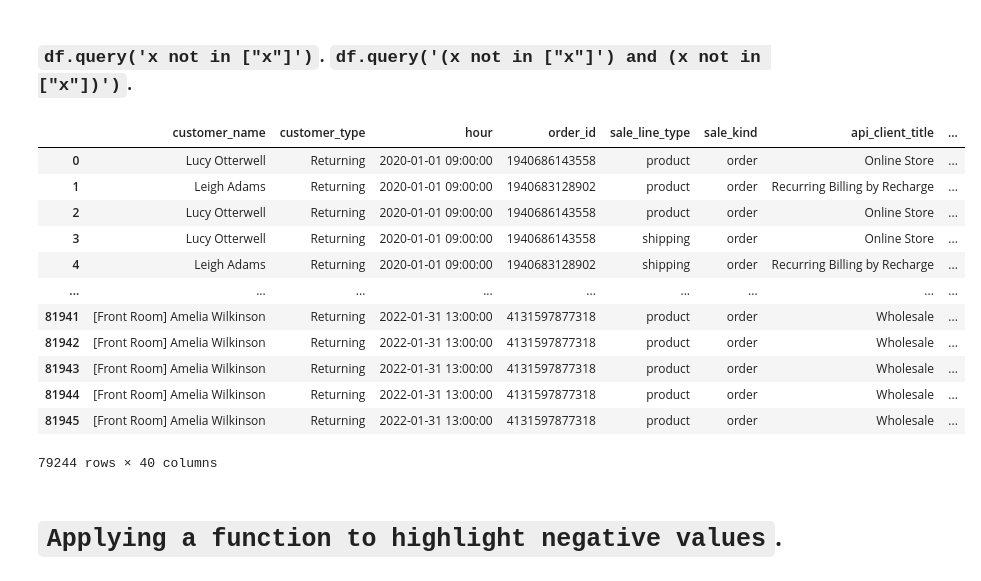
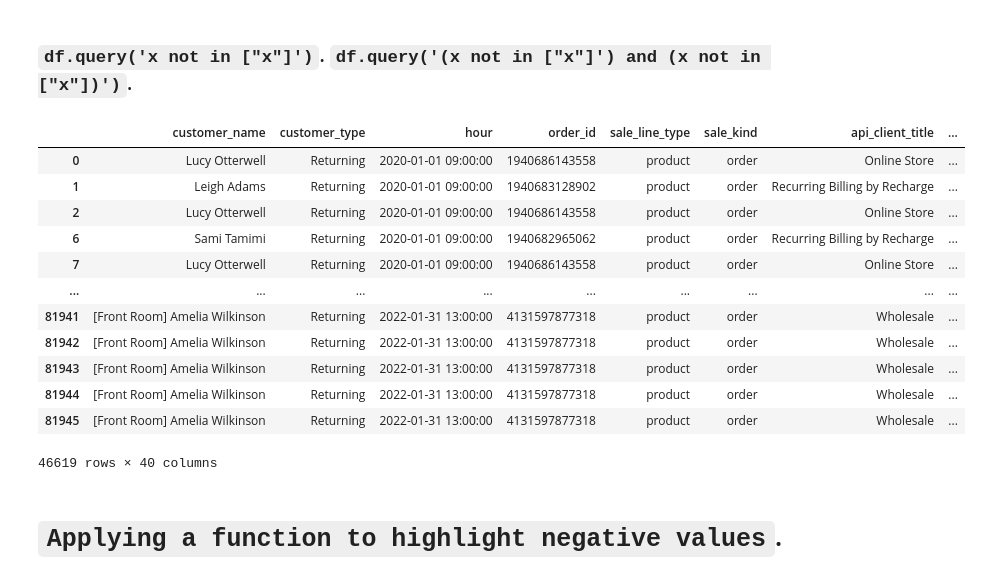
Before and after one commit to ArkylTrulock/Analytics_VYM_AX, a Jupyter notebook: Python_Projects/Coffee_Sales_Data_Analysis/Top_10_Sales_By_Category/Top_10_Sales_By_Category.ipynb, the cells around one changed output. Saved outputs shown, nothing was run; the diff lists cells and outputs as text; code cells hidden in the pictures.

Commit message:
Coffee Sales Data Analysis Group commit

```diff
--- a/Python_Projects/Coffee_Sales_Data_Analysis/Top_10_Sales_By_Category/Top_10_Sales_By_Category.ipynb
+++ b/Python_Projects/Coffee_Sales_Data_Analysis/Top_10_Sales_By_Category/Top_10_Sales_By_Category.ipynb
@@ -795,26 +795,26 @@ df.describe()
 # %% [markdown]
 ### `df.query('x not in ["x"]')`. `df.query('(x not in ["x"]') and (x not in ["x"])')`.
 # %%
-df = df.query('product_type not in ["Coffee Equipment for Home"]')
+df = df.query('product_type not in ["Coffee Equipment for Home", "Not Stated"]')
 df#.head(3)
 # df.query('(product_type not in ["Coffee Equipment for Home"]) and\
 #          ( billing_country  not in ["United Kingdom","Gb"])')\
 #             .groupby('billing_country').total_sales.aggregate(['min','median','max','mean','count','sum']).reset_index().sort_values(by='sum',ascending=False).reset_index(drop=True).head(10)
 #                  #.groupby('billing_country')['total_sales'].sum().to_frame().reset_index().sort_values(by='total_sales',ascending=False).reset_index(drop=True).head(10)
 # %% [output]
 |  | customer_name | customer_type | hour | order_id | sale_line_type | sale_kind | api_client_title | ... |
 | 0 | Lucy Otterwell | Returning | 2020-01-01 09:00:00 | 1940686143558 | product | order | Online Store | ... |
 | 1 | Leigh Adams | Returning | 2020-01-01 09:00:00 | 1940683128902 | product | order | Recurring Billing by Recharge | ... |
 | 2 | Lucy Otterwell | Returning | 2020-01-01 09:00:00 | 1940686143558 | product | order | Online Store | ... |
-| 3 | Lucy Otterwell | Returning | 2020-01-01 09:00:00 | 1940686143558 | shipping | order | Online Store | ... |
-| 4 | Leigh Adams | Returning | 2020-01-01 09:00:00 | 1940683128902 | shipping | order | Recurring Billing by Recharge | ... |
+| 6 | Sami Tamimi | Returning | 2020-01-01 09:00:00 | 1940682965062 | product | order | Recurring Billing by Recharge | ... |
+| 7 | Lucy Otterwell | Returning | 2020-01-01 09:00:00 | 1940686143558 | product | order | Online Store | ... |
 | ... | ... | ... | ... | ... | ... | ... | ... | ... |
 | 81941 | [Front Room] Amelia Wilkinson | Returning | 2022-01-31 13:00:00 | 4131597877318 | product | order | Wholesale | ... |
 | 81942 | [Front Room] Amelia Wilkinson | Returning | 2022-01-31 13:00:00 | 4131597877318 | product | order | Wholesale | ... |
 | 81943 | [Front Room] Amelia Wilkinson | Returning | 2022-01-31 13:00:00 | 4131597877318 | product | order | Wholesale | ... |
 | 81944 | [Front Room] Amelia Wilkinson | Returning | 2022-01-31 13:00:00 | 4131597877318 | product | order | Wholesale | ... |
 | 81945 | [Front Room] Amelia Wilkinson | Returning | 2022-01-31 13:00:00 | 4131597877318 | product | order | Wholesale | ... |
-79244 rows × 40 columns
+46619 rows × 40 columns
 # %% [markdown]
 # `Applying a function to highlight negative values`.
 # %% [markdown]
```
Also changed, not shown: parts of 25 cells of this notebook, 48 other files.
